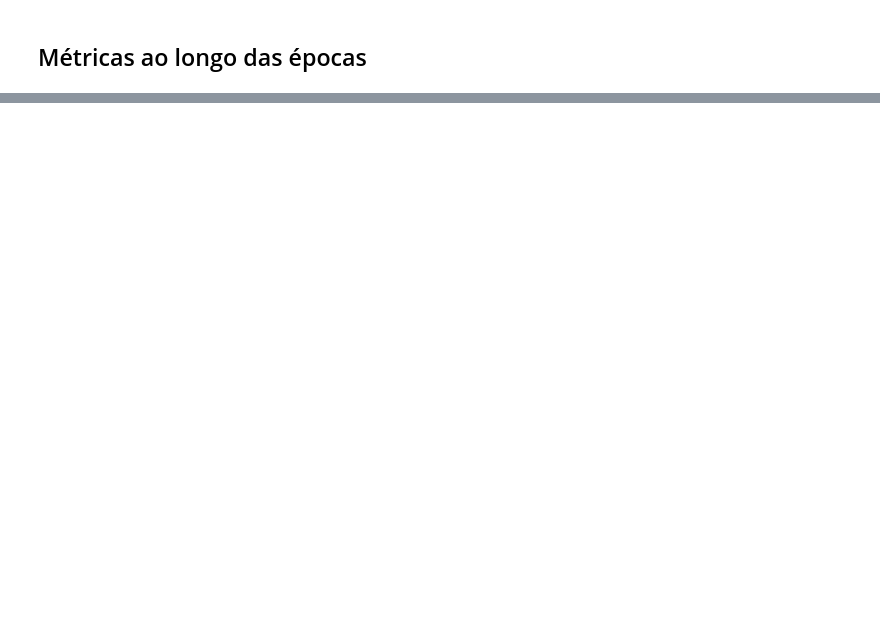
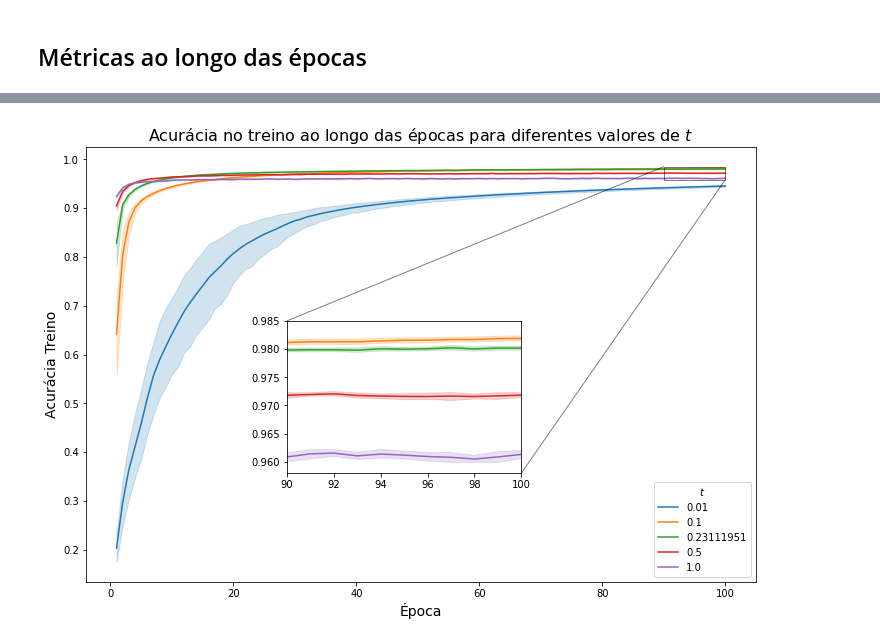
Before and after one commit to vitormgou/FDIPA-ANN, a Jupyter notebook: filtragem_resultados.ipynb, the cells around one changed output, grey strips where cells are left out. Saved outputs shown, nothing was run; the diff lists cells and outputs as text; code cells hidden in the pictures; blank space fills up the shorter version.

```diff
--- a/filtragem_resultados.ipynb
+++ b/filtragem_resultados.ipynb
@@ -504 +533,25 @@ acuracia_teste_eta_ts.sample(10)
+# %%
+fig, ax = plt.subplots(figsize=(12, 8))
+sns.lineplot(x="epoca", y="acuracia_treino", hue='passo_inicial', data=acuracia_treino_eta_ts, palette = "tab10", ax=ax)
+ax.set_title('Acurácia no treino ao longo das épocas para diferentes valores de $t$', fontsize=16)
+ax.set_xlabel("Época", fontsize=14)
+ax.set_ylabel("Acurácia Treino", fontsize=14)
+ax.legend(title = '$t$', loc='lower right')
+
+axins = ax.inset_axes([0.30, 0.25, 0.35, 0.35])
+sns.lineplot(x="epoca", y="acuracia_treino", hue='passo_inicial', data=acuracia_treino_eta_ts, palette = "tab10", ax = axins)
+
+axins.legend_.remove()
+x1, x2, y1, y2 = 90, 100, 0.958, 0.985
+axins.set_xlim(x1, x2)
+axins.set_ylim(y1, y2)
+axins.set_xlabel('')
+axins.set_ylabel('')
+
+ax.indicate_inset_zoom(axins, edgecolor="black")
+
+plt.show()
+fig.savefig('Plots_VariacaoEta/acuracia_treino.png')
+# %% [output]
+[figure, added]
 # %%
```
Also changed, not shown: parts of 21 cells of this notebook, 8 other files.
